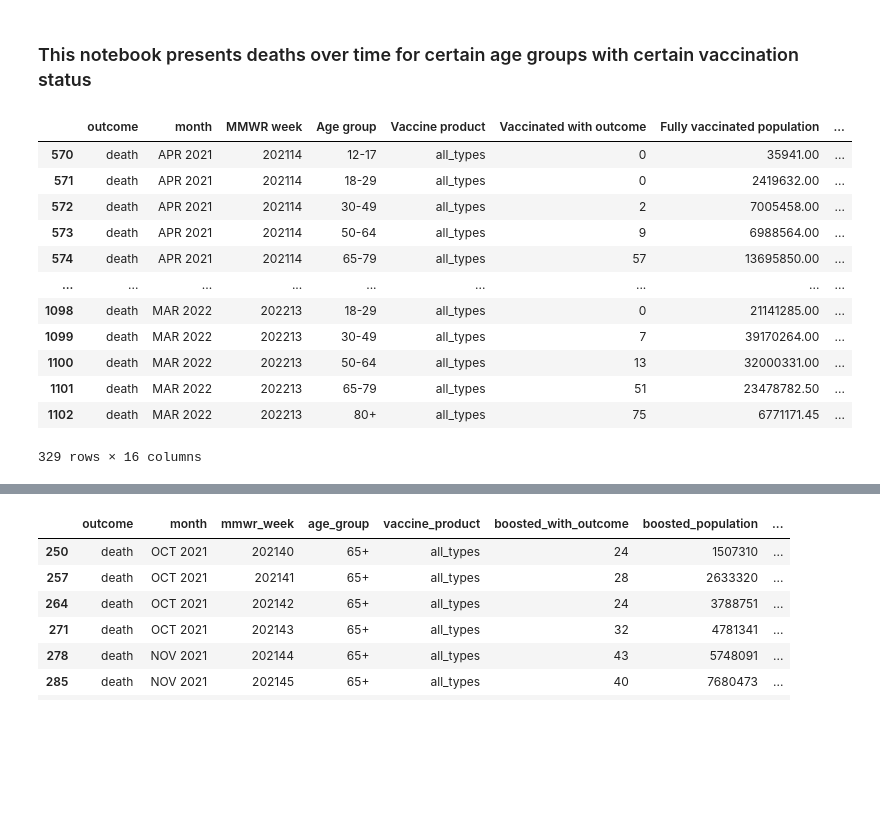
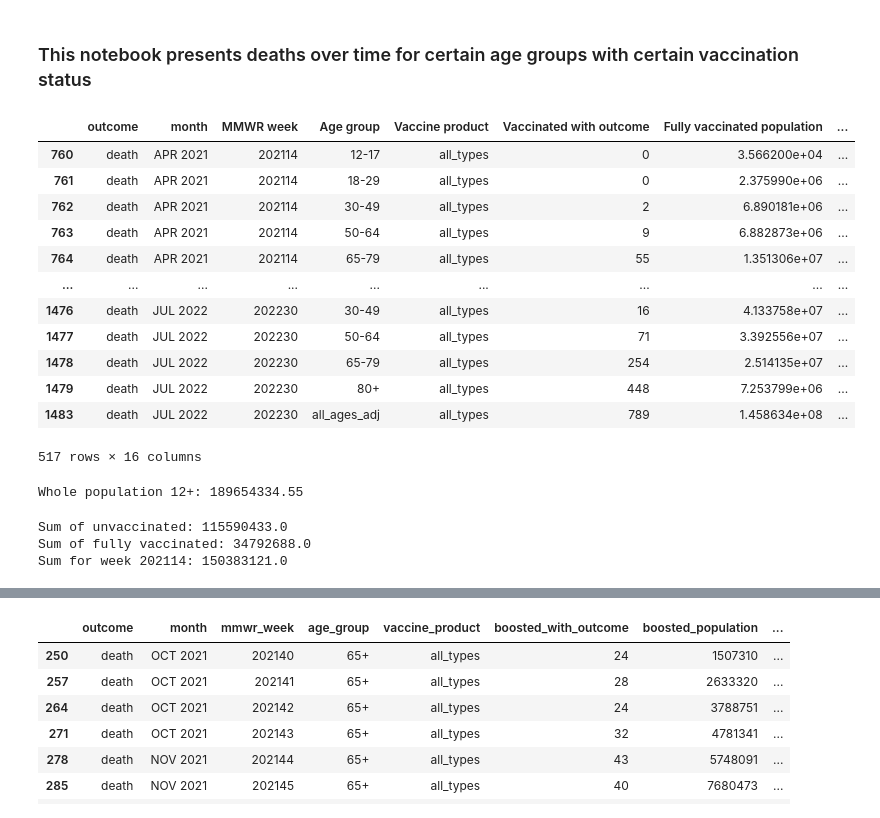
Before and after one commit to dzoanka/Covid19-cases-deaths-against-vax-in-US-counties, a Jupyter notebook: deaths_age_group.ipynb, the cells around one changed output, grey strips where cells are left out. Saved outputs shown, nothing was run; the diff lists cells and outputs as text; code cells hidden in the pictures; blank space fills up the shorter version.

```diff
--- a/deaths_age_group.ipynb
+++ b/deaths_age_group.ipynb
@@ -6,22 +6,38 @@ import pandas as pd
 import matplotlib.pyplot as plt
 # %%
 df = pd.read_csv('input_data/Rates_of_COVID-19_Cases_or_Deaths_by_Age_Group_and_Vaccination_Status.csv')
-df = df.loc[(df['outcome'] == 'death') & (df['Vaccine product'] == 'all_types') & (df['Age group'] != 'all_ages_adj')]
+#df = df.loc[(df['Vaccine product'] == 'all_types') & (df['MMWR week'] == 202213)]
+df = df.loc[(df['outcome'] == 'death') & (df['Vaccine product'] == 'all_types') ]
 df
+# & (df['Age group'] != 'all_ages_adj')
+#(df['outcome'] == 'death') &
 # %% [output]
 |  | outcome | month | MMWR week | Age group | Vaccine product | Vaccinated with outcome | Fully vaccinated population | ... |
-| 570 | death | APR 2021 | 202114 | 12-17 | all_types | 0 | 35941.00 | ... |
-| 571 | death | APR 2021 | 202114 | 18-29 | all_types | 0 | 2419632.00 | ... |
-| 572 | death | APR 2021 | 202114 | 30-49 | all_types | 2 | 7005458.00 | ... |
-| 573 | death | APR 2021 | 202114 | 50-64 | all_types | 9 | 6988564.00 | ... |
-| 574 | death | APR 2021 | 202114 | 65-79 | all_types | 57 | 13695850.00 | ... |
+| 760 | death | APR 2021 | 202114 | 12-17 | all_types | 0 | 3.566200e+04 | ... |
+| 761 | death | APR 2021 | 202114 | 18-29 | all_types | 0 | 2.375990e+06 | ... |
+| 762 | death | APR 2021 | 202114 | 30-49 | all_types | 2 | 6.890181e+06 | ... |
+| 763 | death | APR 2021 | 202114 | 50-64 | all_types | 9 | 6.882873e+06 | ... |
+| 764 | death | APR 2021 | 202114 | 65-79 | all_types | 55 | 1.351306e+07 | ... |
 | ... | ... | ... | ... | ... | ... | ... | ... | ... |
-| 1098 | death | MAR 2022 | 202213 | 18-29 | all_types | 0 | 21141285.00 | ... |
-| 1099 | death | MAR 2022 | 202213 | 30-49 | all_types | 7 | 39170264.00 | ... |
-| 1100 | death | MAR 2022 | 202213 | 50-64 | all_types | 13 | 32000331.00 | ... |
-| 1101 | death | MAR 2022 | 202213 | 65-79 | all_types | 51 | 23478782.50 | ... |
-| 1102 | death | MAR 2022 | 202213 | 80+ | all_types | 75 | 6771171.45 | ... |
+| 1476 | death | JUL 2022 | 202230 | 30-49 | all_types | 16 | 4.133758e+07 | ... |
+| 1477 | death | JUL 2022 | 202230 | 50-64 | all_types | 71 | 3.392556e+07 | ... |
+| 1478 | death | JUL 2022 | 202230 | 65-79 | all_types | 254 | 2.514135e+07 | ... |
+| 1479 | death | JUL 2022 | 202230 | 80+ | all_types | 448 | 7.253799e+06 | ... |
+| 1483 | death | JUL 2022 | 202230 | all_ages_adj | all_types | 789 | 1.458634e+08 | ... |
-329 rows × 16 columns
+517 rows × 16 columns
+# %%
+print(f"Whole population 12+: {1.366064e+08+53047934.55}")
+# %% [output]
+Whole population 12+: 189654334.55
+# %%
+#print(sum(df['Fully vaccinated population']))
+print(f"Sum of unvaccinated: {115590433.0}")
+print(f"Sum of fully vaccinated: {34792688.0}")
+print(f"Sum for week 202114: {115590433.0+34792688.0}")
+# %% [output]
+Sum of unvaccinated: 115590433.0
+Sum of fully vaccinated: 34792688.0
+Sum for week 202114: 150383121.0
 # %%
 df_young = df.loc[df['Age group'].isin(['12-17', '18-29', '30-49', '50-64'])]
 df_old = df.loc[df['Age group'].isin(['65-79', '80+'])]
```
Also changed, not shown: parts of 21 cells of this notebook, 6 other files.
